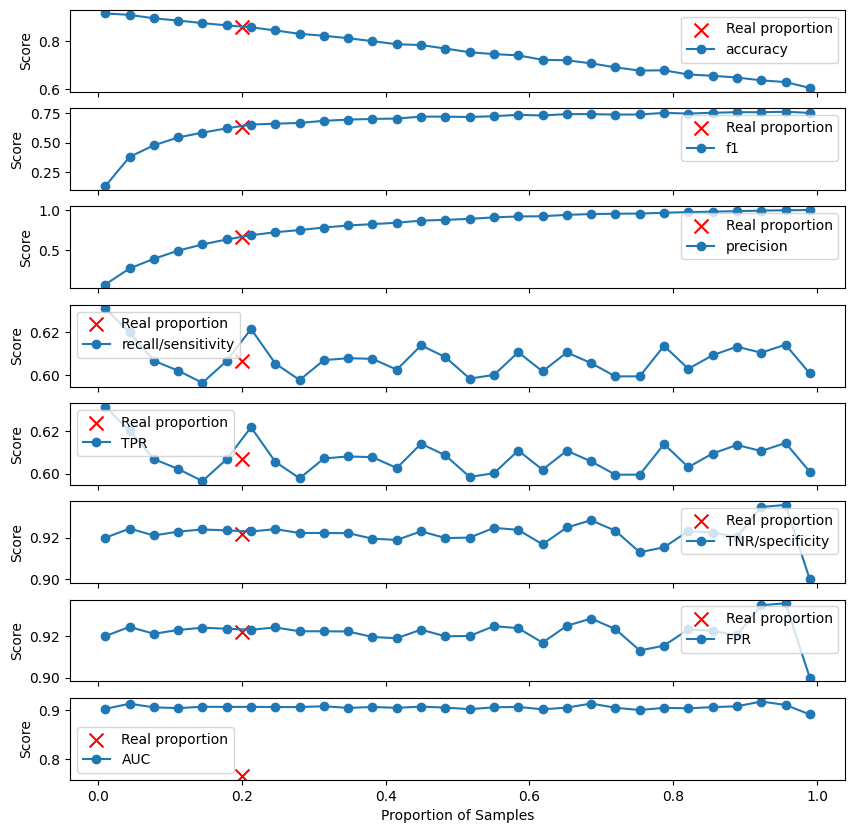
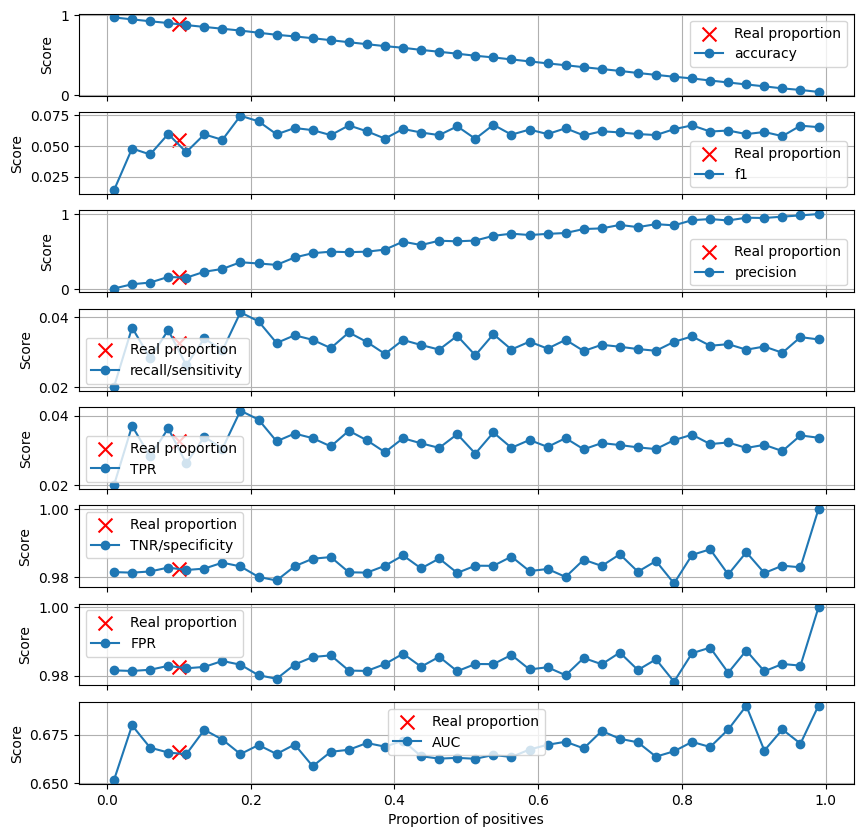
The notebook cell's code change between the first figure and the second:
--- before
+++ after
@@ -37,5 +37,5 @@
     return X, y
 
-proportions = np.linspace(0.01, 0.99, 30)
+proportions = np.linspace(0.01, 0.99, 40)
 results = {metric: [] for metric in all_metrics}
 for prop in proportions:
@@ -49,5 +49,11 @@
         results[metric_name].append(score)
 
-original_scores = {metric: all_metrics[metric](y_test, model.predict(X_test)) for metric in all_metrics}
+original_scores = {metric: [] for metric in all_metrics}
+for metric_name, metric_func in all_metrics.items():
+    if metric_name == 'AUC':
+        score = metric_func(y_test, model.predict_proba(X_test)[:, 1])
+    else:
+        score = metric_func(y_test, model.predict(X_test))
+    original_scores[metric_name] = score
 
 fig, ax_list = plt.subplots(nrows=len(all_metrics), figsize=(10, 10))
@@ -62,3 +68,4 @@
     ax.set_ylabel('Score')
     ax.legend()
+    ax.grid()
 

Commit: Fixed problems with label proportions